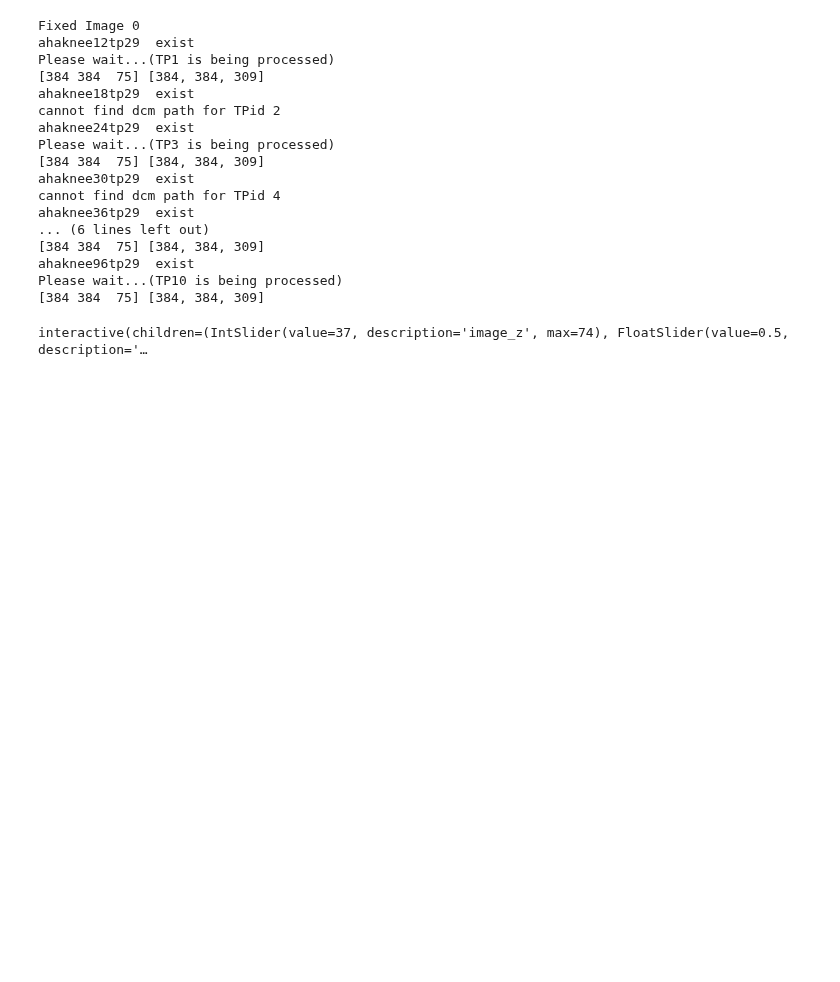
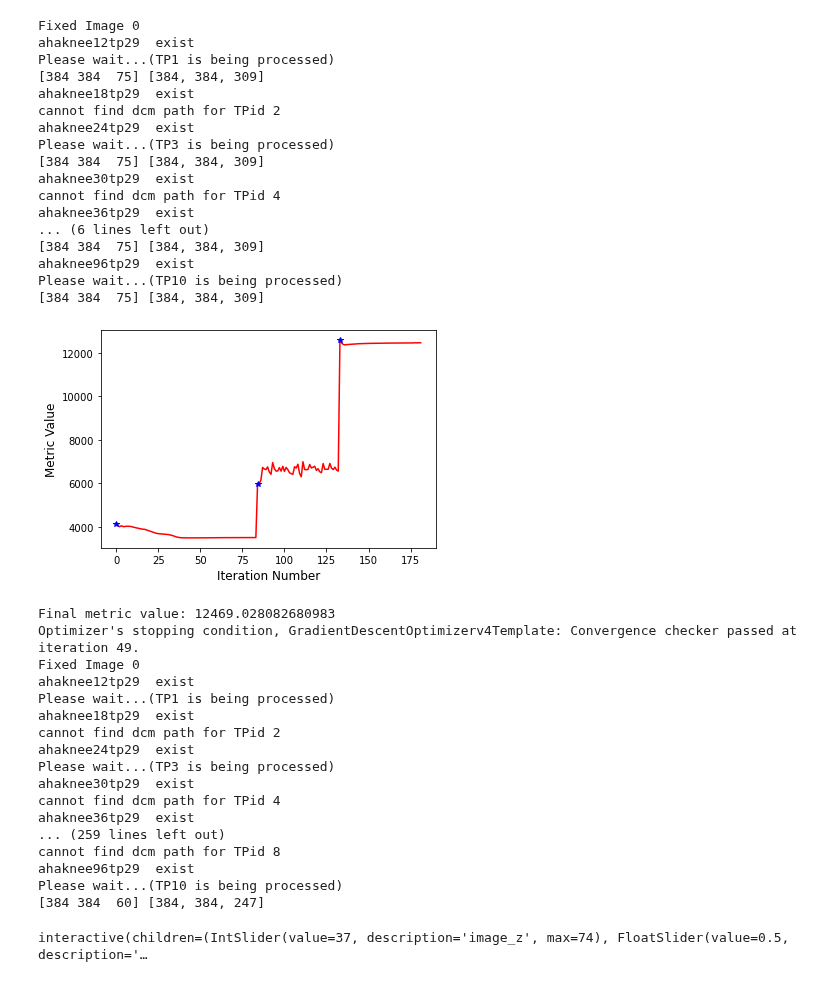
Before and after one commit to Liang-ZX/OAI-registration, a Jupyter notebook: reg_OAI.ipynb, the cells around one changed output. Saved outputs shown, nothing was run; the diff lists cells and outputs as text; code cells hidden in the pictures; blank space fills up the shorter version.

```diff
--- a/reg_OAI.ipynb
+++ b/reg_OAI.ipynb
@@ -289,19 +290,6 @@ def generate_result(case):
         resampled2 = resample_image(resampled2, space2)
         sitk.WriteImage(sitk.Cast(resampled2, sitk.sitkInt16), icafesavepath + 'TH_0_P' + pid + side + '_U' + SEQ + '.tif')
     return
-# %%
-caselist = [
-#     {'pid': '9404954','TP':[0,1,2,3,4,5,6,8,10],'side':'R'}
-#     {'pid': '9939718','TP':[0,1,2,3,4,5,6,8,10],'side':'R'},
-#     {'pid': '9941231','TP':[0,1,2,3,4,5,6,8,10],'side':'L'},
-#     {'pid': '9941231','TP':[0,1,2,3,4,5,6,8,10],'side':'R'},
-    {'pid': '9941446','TP':[0,1,2,3,4,5,6,8,10],'side':'L'},
-#     {'pid': '9941446','TP':[0,1,2,3,4,5,6,8,10],'side':'R'},
-#     {'pid': '9942030','TP':[0,1,2,3,4,5,6,8,10],'side':'L'},
-#     {'pid': '9942030','TP':[0,1,2,3,4,5,6,8,10],'side':'R'},
-#     {'pid': '9942724','TP':[0,1,2,3,4,5,6,8,10],'side':'L'},
-#     {'pid': '9942724','TP':[0,1,2,3,4,5,6,8,10],'side':'R'},
-]
 # %%
 for case in caselist:
     generate_result(case)
@@ -323,6 +311,33 @@ ahaknee36tp29  exist
 ahaknee96tp29  exist
 Please wait...(TP10 is being processed)
 [384 384  75] [384, 384, 309]
+# %%
+for casei in caselist:
+    ret = do_registration(casei, affine_registration)
+    fixed_ret, resampled_ret = ret
+for case in caselist:
+    registration_with_centerline(case)
+for case in caselist:
+    generate_result(case)
+# %% [output]
+[figure, added]
+Final metric value: 12469.028082680983
+Optimizer's stopping condition, GradientDescentOptimizerv4Template: Convergence checker passed at iteration 49.
+Fixed Image 0
+ahaknee12tp29  exist
+Please wait...(TP1 is being processed)
+ahaknee18tp29  exist
+cannot find dcm path for TPid 2
+ahaknee24tp29  exist
+Please wait...(TP3 is being processed)
+ahaknee30tp29  exist
+cannot find dcm path for TPid 4
+ahaknee36tp29  exist
+... (259 lines left out)
+cannot find dcm path for TPid 8
+ahaknee96tp29  exist
+Please wait...(TP10 is being processed)
+[384 384  60] [384, 384, 247]
 # %%
 # small demo
 case = caselist[0]
```
Also changed, not shown: parts of 4 cells of this notebook.
